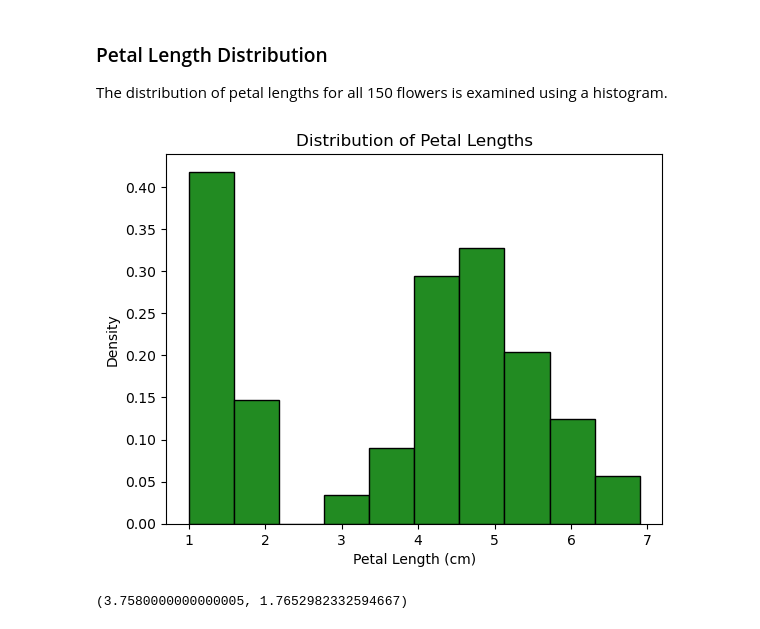
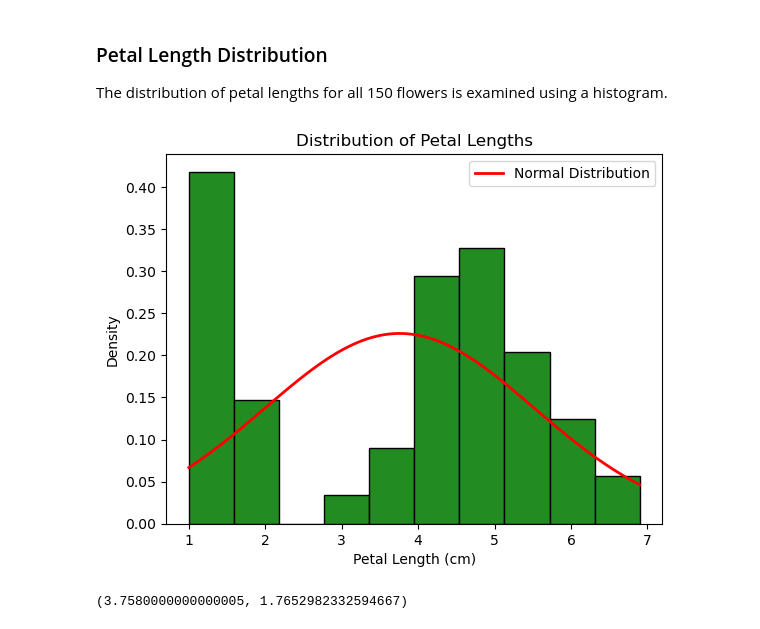
Before and after one commit to tihana-gray/applied_statistics, a Jupyter notebook: problems.ipynb, the cells around one changed output. Drawn from its saved outputs; the diff is of its cells as text; code cells hidden in the pictures.

Commit message:
histogram fix

```diff
--- a/problems.ipynb
+++ b/problems.ipynb
@@ -65,13 +65,15 @@ petal_lengths = iris["petal_length"]
 # %%
 # Creating a histogram of petal lengths for all 150 flowers.
 
 plt.hist(petal_lengths, density=True, color="forestgreen", edgecolor="black")
+plt.plot(x, normal_distribution, color="red", linewidth=2, label="Normal Distribution")
+plt.legend()
 plt.xlabel("Petal Length (cm)")
 plt.ylabel("Density")
 plt.title("Distribution of Petal Lengths")
 plt.show()
 # %% [output]
-[figure, old version]
+[figure, new version]
 # %%
 # Calculating the mean and standard deviation of all petal lengths.
 
```
Also changed, not shown: parts of 1 cell of this notebook.
